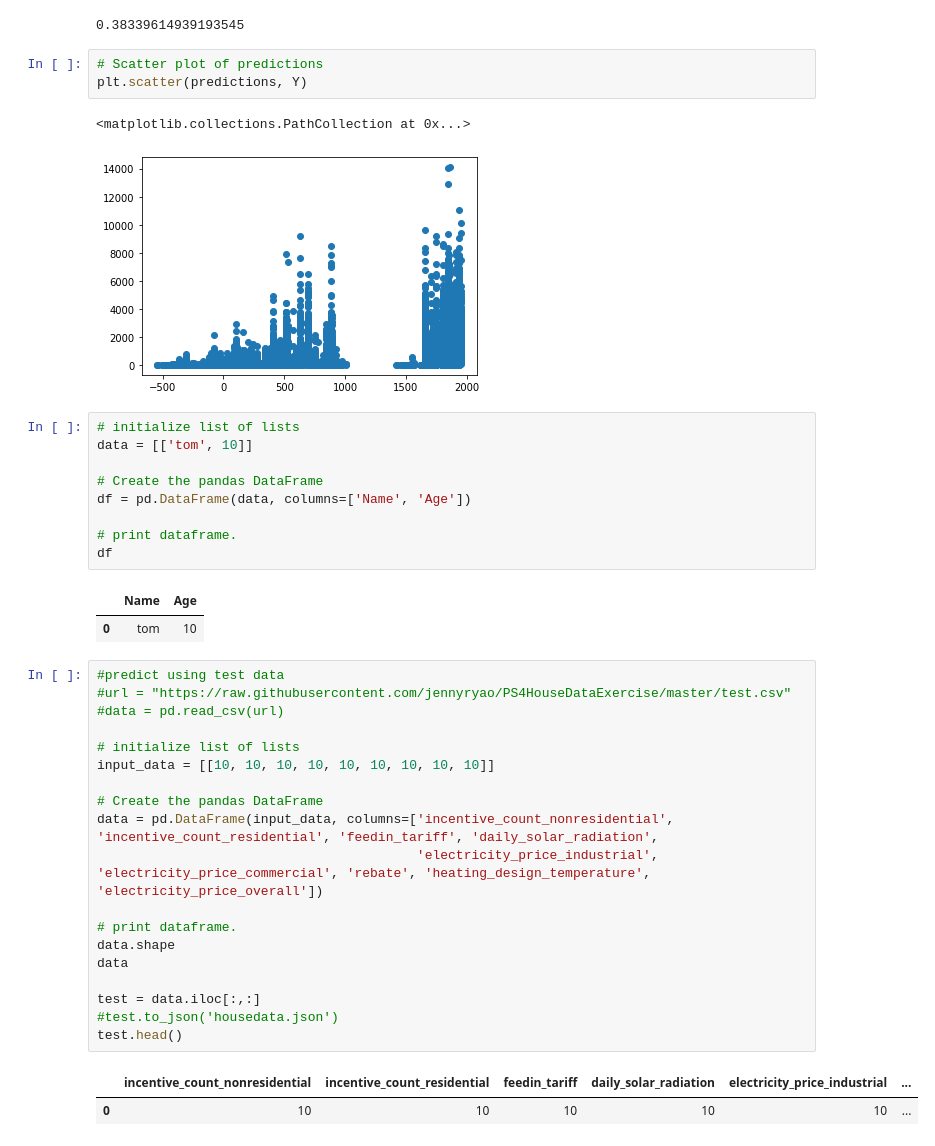
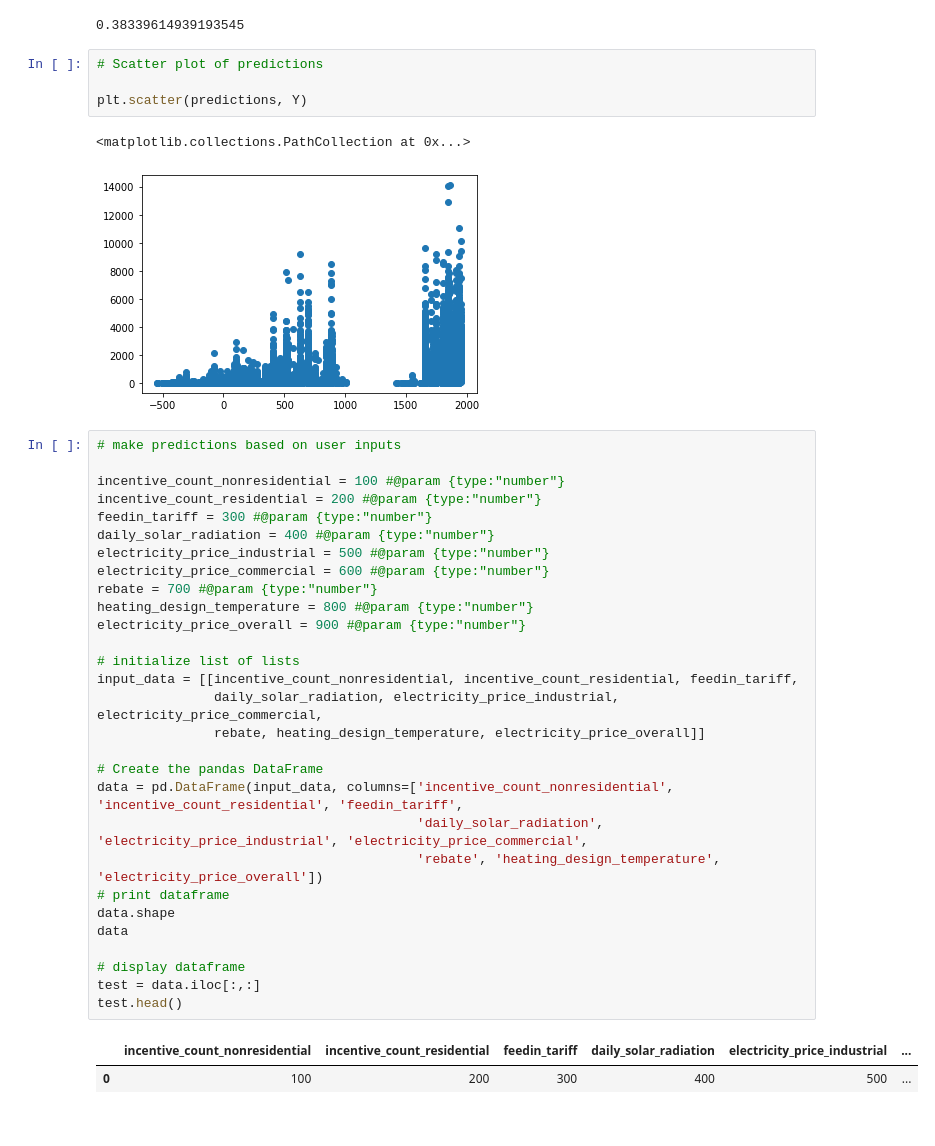
Before and after one commit to jennyryao/final_project, a Jupyter notebook: predict_solar_rooftops.ipynb, the cells around one changed output. Drawn from its saved outputs; the diff is of its cells as text.

```diff
--- a/predict_solar_rooftops.ipynb
+++ b/predict_solar_rooftops.ipynb
@@ -128,42 +108,41 @@ model.score(X,Y)
 0.38339614939193545
 # %%
 # Scatter plot of predictions
+
 plt.scatter(predictions, Y)
 # %% [output]
 <matplotlib.collections.PathCollection at 0x...>
 [figure]
-# %%
-# initialize list of lists
-data = [['tom', 10]]
-
-# Create the pandas DataFrame
-df = pd.DataFrame(data, columns=['Name', 'Age'])
-
-# print dataframe.
-df
-# %% [output]
-|  | Name | Age |
-| 0 | tom | 10 |
-# %%
-#predict using test data
-#url = "https://raw.githubusercontent.com/jennyryao/PS4HouseDataExercise/master/test.csv"
-#data = pd.read_csv(url)
-
-# initialize list of lists
-input_data = [[10, 10, 10, 10, 10, 10, 10, 10, 10]]
-
-# Create the pandas DataFrame
-data = pd.DataFrame(input_data, columns=['incentive_count_nonresidential', 'incentive_count_residential', 'feedin_tariff', 'daily_solar_radiation',
-                                         'electricity_price_industrial', 'electricity_price_commercial', 'rebate', 'heating_design_temperature', 'electricity_price_overall'])
-
-# print dataframe.
-data.shape
-data
-
-test = data.iloc[:,:]
-#test.to_json('housedata.json')
-test.head()
-# %% [output]
-|  | incentive_count_nonresidential | incentive_count_residential | feedin_tariff | daily_solar_radiation | electricity_price_industrial | ... |
-| 0 | 10 | 10 | 10 | 10 | 10 | ... |
+# %%
+# make predictions based on user inputs
+
+incentive_count_nonresidential = 100 #@param {type:"number"}
+incentive_count_residential = 200 #@param {type:"number"}
+feedin_tariff = 300 #@param {type:"number"}
+daily_solar_radiation = 400 #@param {type:"number"}
+electricity_price_industrial = 500 #@param {type:"number"}
+electricity_price_commercial = 600 #@param {type:"number"}
+rebate = 700 #@param {type:"number"}
+heating_design_temperature = 800 #@param {type:"number"}
+electricity_price_overall = 900 #@param {type:"number"}
+
+# initialize list of lists
+input_data = [[incentive_count_nonresidential, incentive_count_residential, feedin_tariff,
+               daily_solar_radiation, electricity_price_industrial, electricity_price_commercial,
+               rebate, heating_design_temperature, electricity_price_overall]]
+
+# Create the pandas DataFrame
+data = pd.DataFrame(input_data, columns=['incentive_count_nonresidential', 'incentive_count_residential', 'feedin_tariff',
+                                         'daily_solar_radiation', 'electricity_price_industrial', 'electricity_price_commercial',
+                                         'rebate', 'heating_design_temperature', 'electricity_price_overall'])
+# print dataframe
+data.shape
+data
+
+# display dataframe
+test = data.iloc[:,:]
+test.head()
+# %% [output]
+|  | incentive_count_nonresidential | incentive_count_residential | feedin_tariff | daily_solar_radiation | electricity_price_industrial | ... |
+| 0 | 100 | 200 | 300 | 400 | 500 | ... |
 # %%
```
Also changed, not shown: parts of 7 cells of this notebook.
